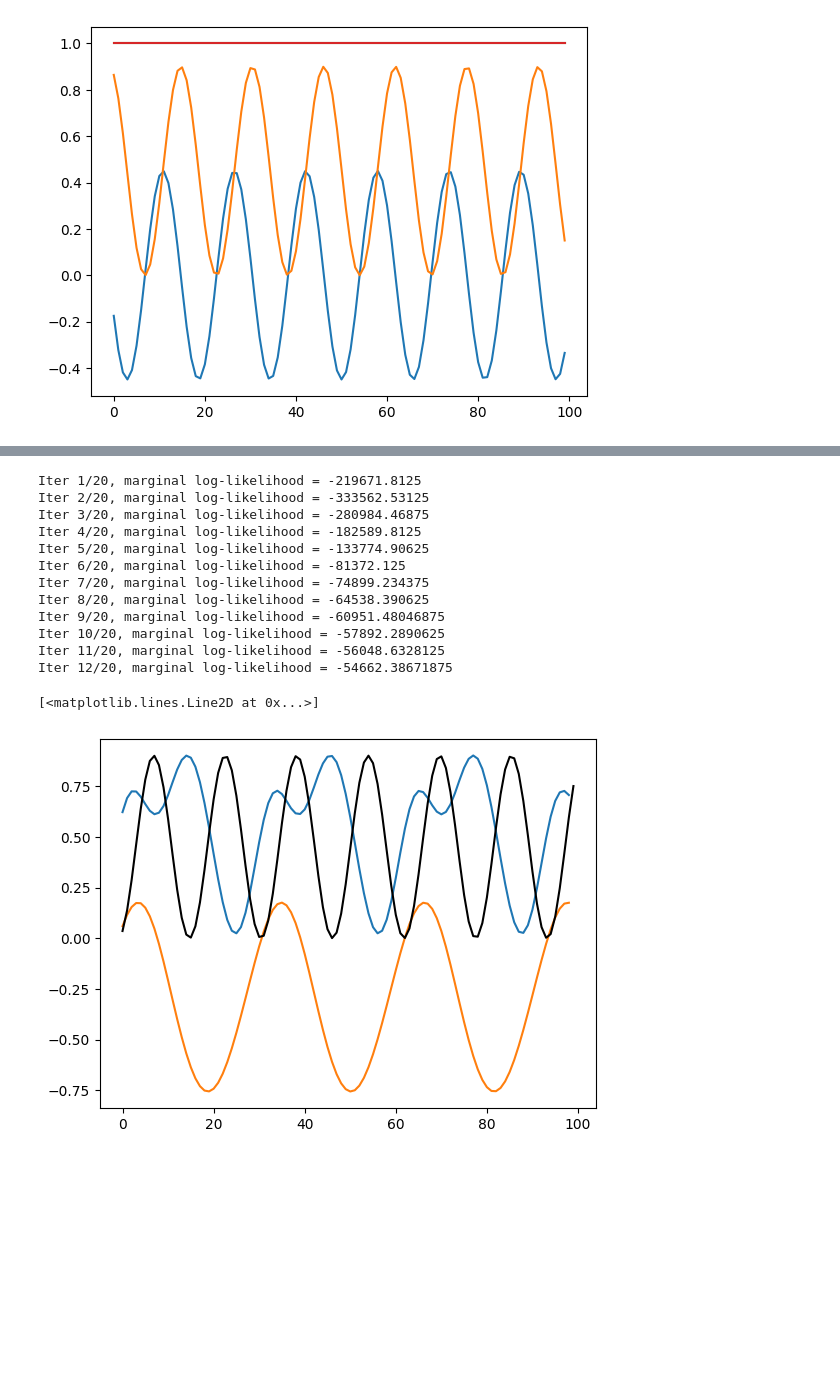
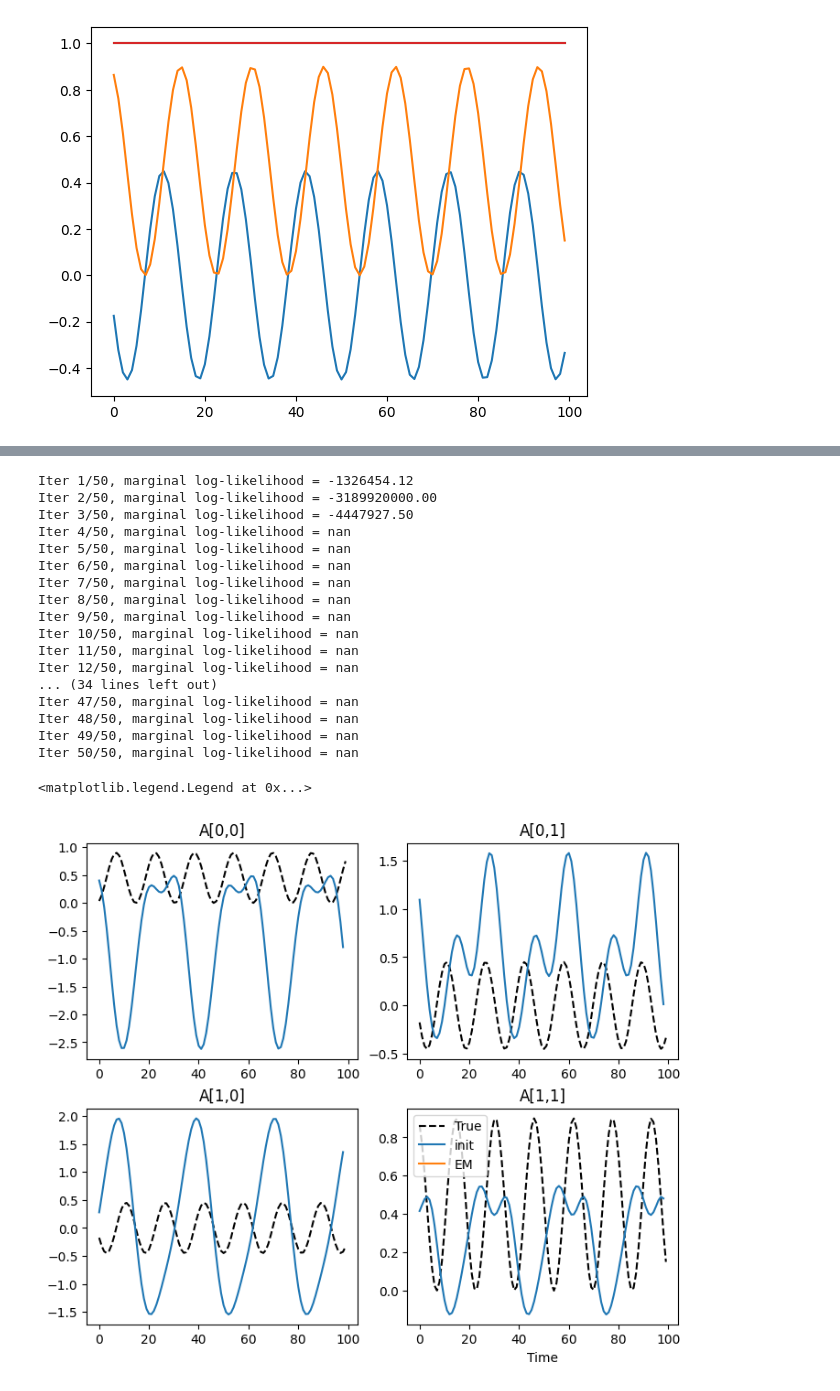
Before and after one commit to neurostatslab/clds, a Jupyter notebook: notebooks/demo_headdirection.ipynb, the cells around one changed output, grey strips where cells are left out. Drawn from its saved outputs; the diff is of its cells as text; code cells hidden in the pictures; blank space fills up the shorter version.

```diff
--- a/notebooks/demo_headdirection.ipynb
+++ b/notebooks/demo_headdirection.ipynb
@@ -123,36 +120,59 @@ print([jnp.linalg.det(_F).item() for _F in A_prior.sample(jxr.PRNGKey(0), theta)
 # %%
 from models import ParamswGPLDS
+
+# best_log_prob = -jnp.inf
+# plt.figure()
+# for i in range(3):
+#     for j in range(3):
+#         print(i,j)
 initial_params = ParamswGPLDS(
     dynamics_gp_weights = A_prior.weights(jxr.PRNGKey(0)),
     Q = 0.1 * jnp.eye(latent_dim),
     R = 0.1 * jnp.eye(n_neurons),
     m0 = jnp.zeros(latent_dim),
     S0 = jnp.eye(latent_dim),
-    Cs = true_Cs,
-    bs = true_bs,
+    Cs = true_Cs, #jnp.tile(jxr.normal(jxr.PRNGKey(1), (n_neurons, 2)), (num_timesteps, 1, 1)),
+    bs = true_bs, #b_prior.sample(jxr.PRNGKey(1), theta[:-1]).squeeze(),
 )
+thetas_train = jnp.tile(theta[:-1], (B, 1))[:partition]
+params, log_probs = model.fit_em(initial_params, emissions=Y_train, inputs=thetas_train, num_iters=50)
+# plt.plot(log_probs, label=f'{i},{j}')
 
-thetas_train = jnp.tile(theta[:-1], (B, 1))[:partition]
-params, log_probs = model.fit_em(initial_params, emissions=Y_train, inputs=thetas_train, num_iters=20)
-
+    # if log_probs[-1] > best_log_prob:
+    #     best_log_prob = log_probs[-1]
+    #     best_params = params
+# plt.legend()
 # Where does the nan come from? came from S0
 # %% [output]
-Iter 1/20, marginal log-likelihood = -219671.8125
-Iter 2/20, marginal log-likelihood = -333562.53125
-Iter 3/20, marginal log-likelihood = -280984.46875
-Iter 4/20, marginal log-likelihood = -182589.8125
-Iter 5/20, marginal log-likelihood = -133774.90625
-Iter 6/20, marginal log-likelihood = -81372.125
-Iter 7/20, marginal log-likelihood = -74899.234375
-Iter 8/20, marginal log-likelihood = -64538.390625
-Iter 9/20, marginal log-likelihood = -60951.48046875
-Iter 10/20, marginal log-likelihood = -57892.2890625
-Iter 11/20, marginal log-likelihood = -56048.6328125
-Iter 12/20, marginal log-likelihood = -54662.38671875
+Iter 1/50, marginal log-likelihood = -1326454.12
+Iter 2/50, marginal log-likelihood = -3189920000.00
+Iter 3/50, marginal log-likelihood = -4447927.50
+Iter 4/50, marginal log-likelihood = nan
+Iter 5/50, marginal log-likelihood = nan
+Iter 6/50, marginal log-likelihood = nan
+Iter 7/50, marginal log-likelihood = nan
+Iter 8/50, marginal log-likelihood = nan
+Iter 9/50, marginal log-likelihood = nan
+Iter 10/50, marginal log-likelihood = nan
+Iter 11/50, marginal log-likelihood = nan
+Iter 12/50, marginal log-likelihood = nan
+... (34 lines left out)
+Iter 47/50, marginal log-likelihood = nan
+Iter 48/50, marginal log-likelihood = nan
+Iter 49/50, marginal log-likelihood = nan
+Iter 50/50, marginal log-likelihood = nan
-# %%
-plt.plot(A_prior(initial_params.dynamics_gp_weights, theta[:-1])[:,0,0])
-plt.plot(A_prior(params.dynamics_gp_weights, theta[:-1])[:,0,0])
-plt.plot(true_As[:,0,0], c='k')
-# %% [output]
-[<matplotlib.lines.Line2D at 0x...>]
-[figure, removed]
+# %%
+fig, axs = plt.subplots(ncols=latent_dim, nrows=latent_dim, figsize=(7, 6), constrained_layout=True);
+
+for i in range(2):
+    for j in range(2):
+        ax = axs[i,j]
+        ax.plot(true_As[:,i,j], 'k--', label='True')
+        ax.plot(A_prior(initial_params.dynamics_gp_weights, theta[:-1])[:,i,j], label='init')
+        ax.plot(A_prior(params.dynamics_gp_weights, theta[:-1])[:,i,j], label='EM')
+        ax.set_title(f'A[{i},{j}]')
+ax.set_xlabel('Time')
+ax.legend()
+# %% [output]
+<matplotlib.legend.Legend at 0x...>
+[figure, added]
```
Also changed, not shown: parts of 9 cells of this notebook, 1 other file.
